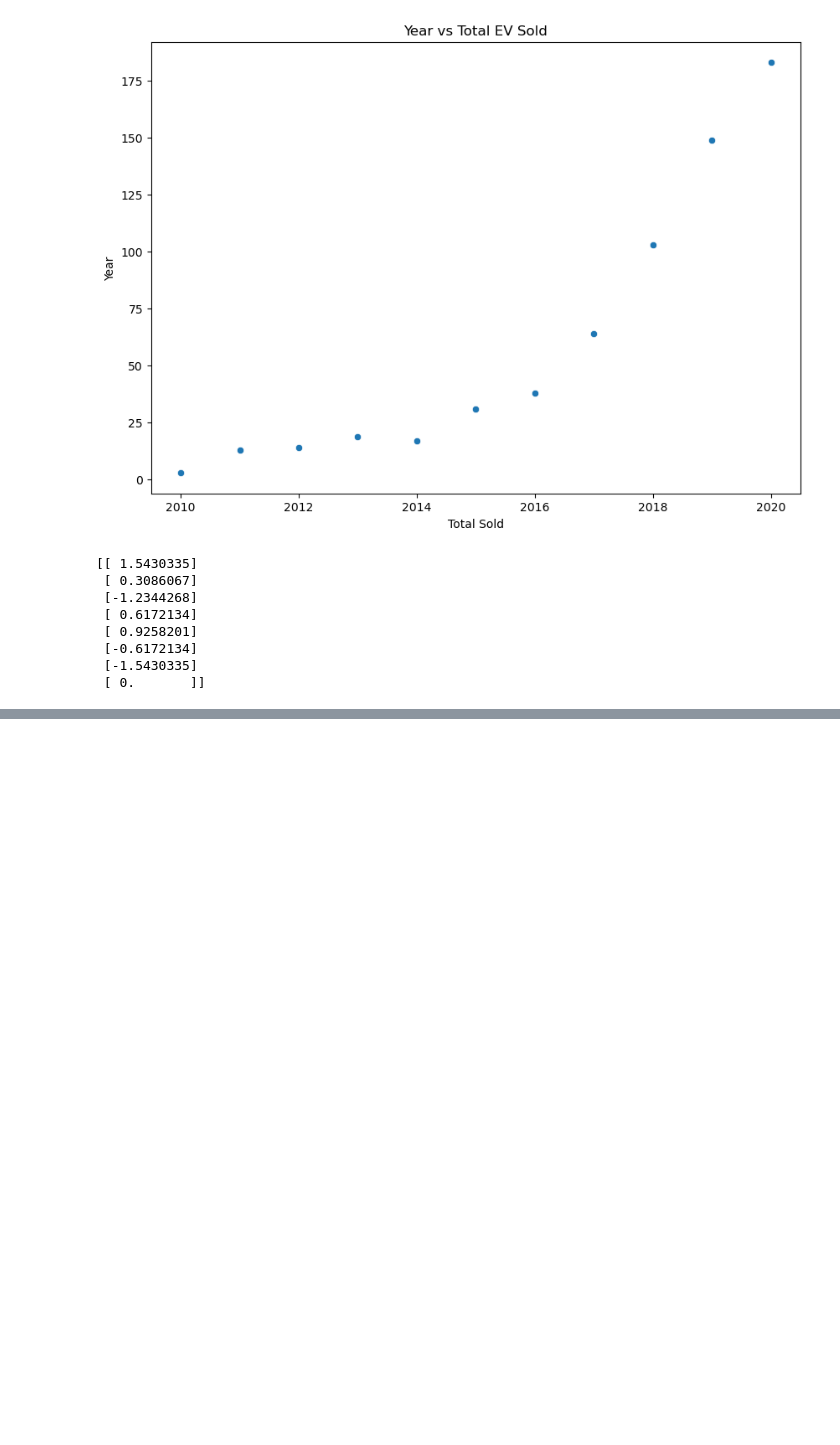
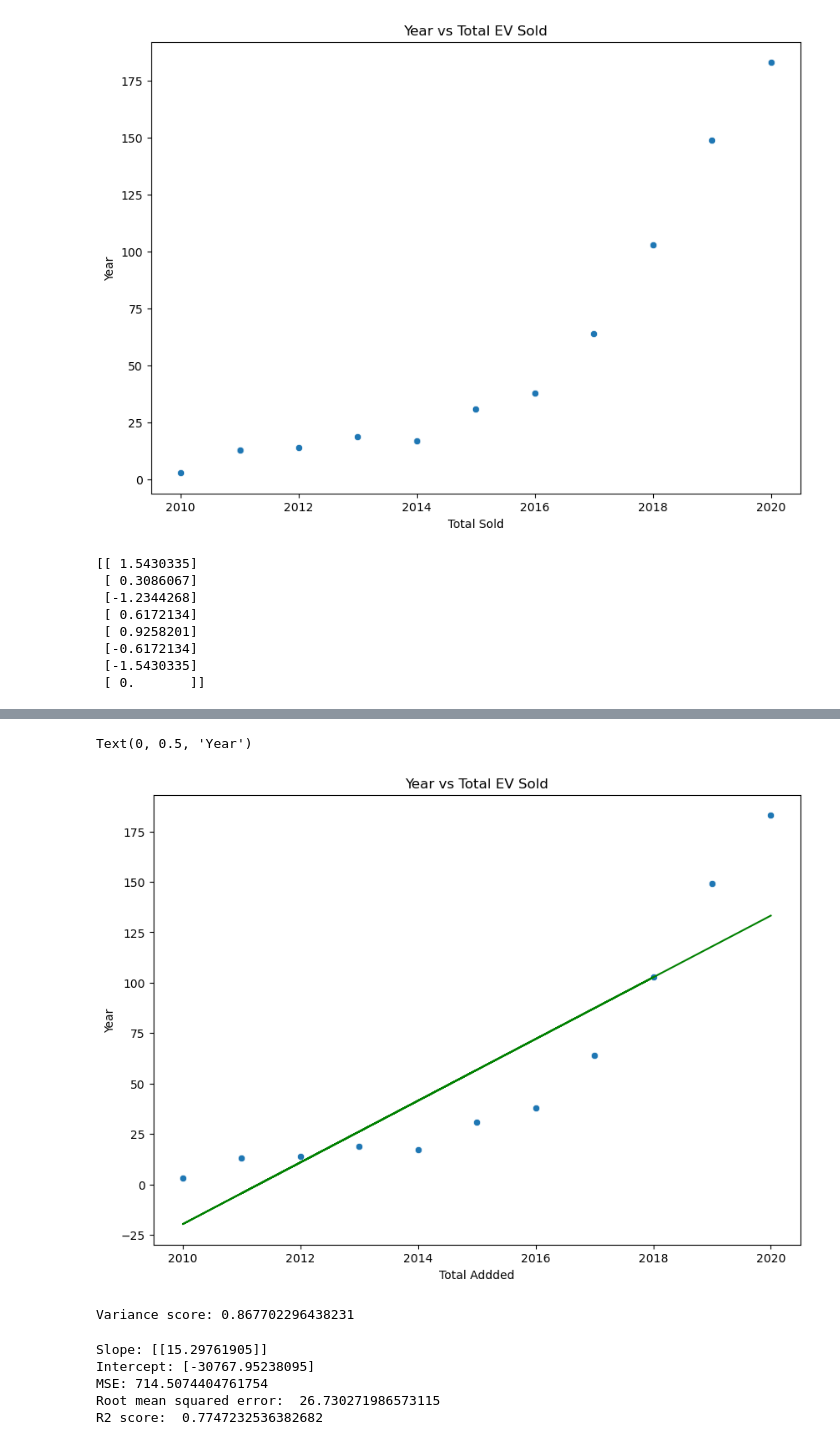
Before and after one commit to DavidN0809/ECGR-4105, a Jupyter notebook: Final Project/EV_Title.ipynb, the cells around one changed output, grey strips where cells are left out. Drawn from its saved outputs; the diff is of its cells as text; code cells hidden in the pictures; blank space fills up the shorter version.

```diff
--- a/Final Project/EV_Title.ipynb
+++ b/Final Project/EV_Title.ipynb
@@ -146,7 +152,10 @@ print (xtrain[0:10, :])
  [-1.5430335]
  [ 0.       ]]
 # %%
-from sklearn.linear_model import LogisticRegression
-classifier = LogisticRegression(random_state = 0)
-classifier.fit(xtrain, y_train)
+#from sklearn.linear_model import LogisticRegression
+#classifier = LogisticRegression(random_state = 0)
+#classifier.fit(X_train, y_train)
+from sklearn import datasets, linear_model, metrics
+classifier = linear_model.LinearRegression()
+classifier.fit(X_train, y_train)
 # %% [output]
@@ -199,0 +174,59 @@ array([183., 183., 183., 183., 183., 183., 183., 183.])
+# %%
+x=X_train
+y=y_train
+n = np.size(x)
+
+x_mean = np.mean(x)
+y_mean = np.mean(y)
+x_mean,y_mean
+
+Sxy = np.sum(x*y)- n*x_mean*y_mean
+Sxx = np.sum(x*x)-n*x_mean*x_mean
+
+b1 = Sxy/Sxx
+b0 = y_mean-b1*x_mean
+
+y_pred = classifier.predict(X_train)
+
+fig=plt.figure(figsize = (10, 7))
+plt.title('Year vs Total EV Sold')
+sns.scatterplot(x="Year", y="Total_Sold", data=df)
+plt.plot(x, y_pred, color = 'green')
+plt.xlabel('Total Addded')
+plt.ylabel('Year')
+# %% [output]
+Text(0, 0.5, 'Year')
+[figure, added]
+# %%
+print('Variance score: {}'.format(classifier.score(X_test, y_test)))
+# %% [output]
+Variance score: 0.867702296438231
+# %%
+x=X_train
+y=y_train
+n = np.size(x)
+
+# Fit the data(train the model)
+classifier.fit(x, y)
+
+# Predict
+y_predicted = classifier.predict(x)
+
+# model evaluation
+mse=mean_squared_error(y,y_predicted)
+
+rmse = np.sqrt(mean_squared_error(y, y_predicted))
+r2 = r2_score(y, y_predicted)
+
+# printing values
+print('Slope:' ,classifier.coef_)
+print('Intercept:', classifier.intercept_)
+print('MSE:',mse)
+print('Root mean squared error: ', rmse)
+print('R2 score: ', r2)
+# %% [output]
+Slope: [[15.29761905]]
+Intercept: [-30767.95238095]
+MSE: 714.5074404761754
+Root mean squared error:  26.730271986573115
+R2 score:  0.7747232536382682
```
Also changed, not shown: parts of 10 cells of this notebook, 5 other files.
